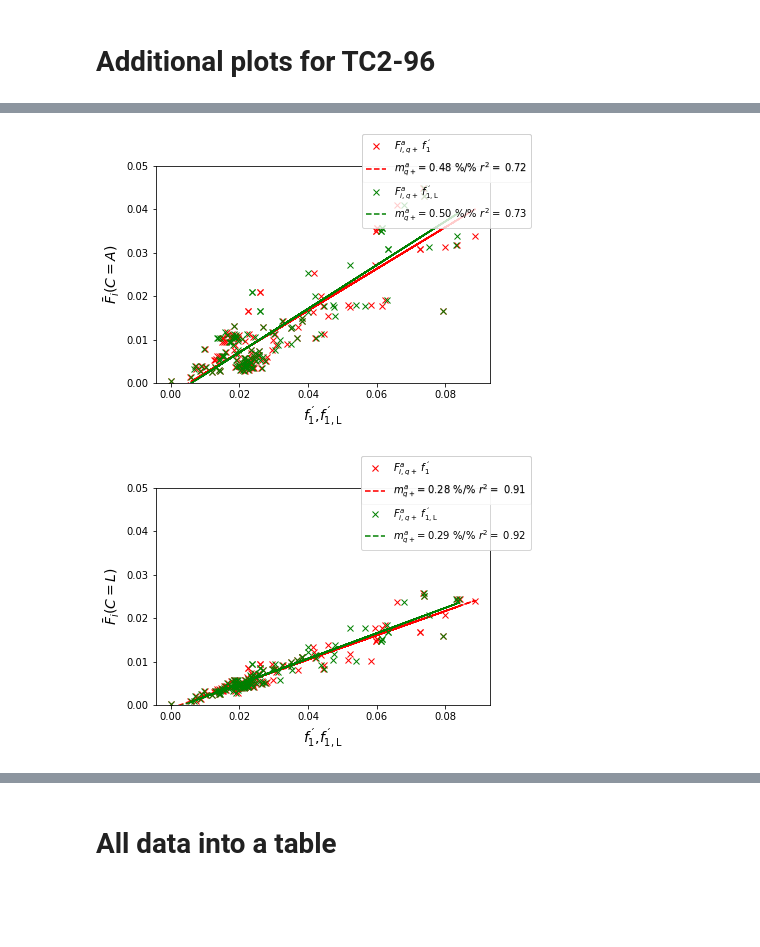
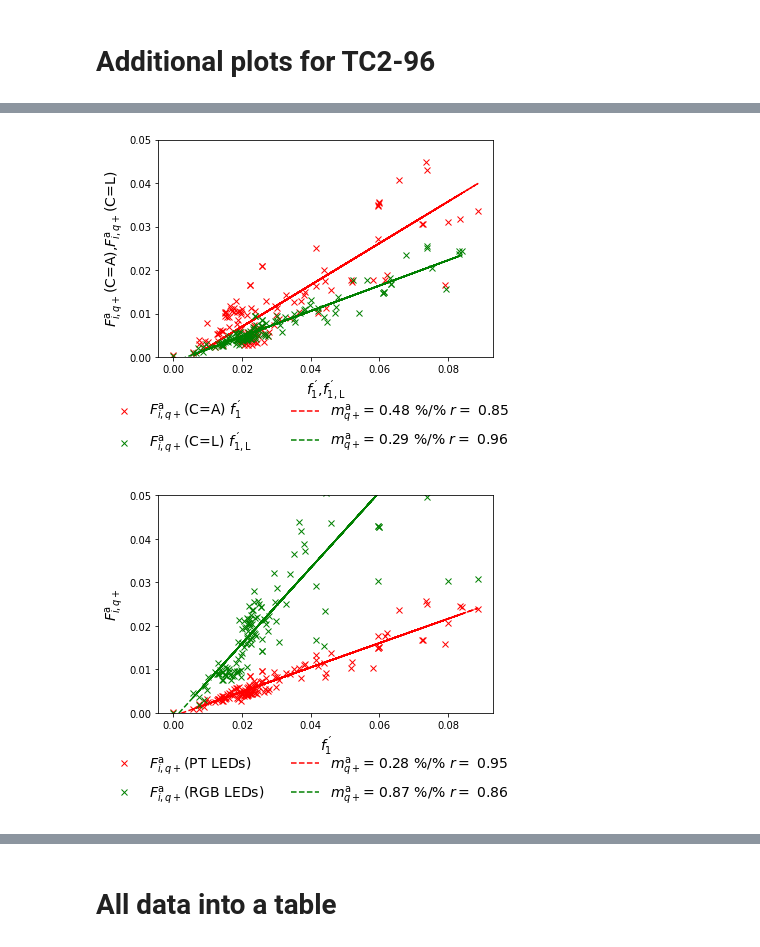
Before and after one commit to empir19nrm02/empir19nrm02, a Jupyter notebook: empir19nrm02/Jupyter/f1PrimeDetectorMet.ipynb, the cells around one changed output, grey strips where cells are left out. Cells and saved outputs as stored; diff of their text form; code cells hidden in the pictures; blank space fills up the shorter version.

```diff
--- a/empir19nrm02/Jupyter/f1PrimeDetectorMet.ipynb
+++ b/empir19nrm02/Jupyter/f1PrimeDetectorMet.ipynb
@@ -330,6 +358,12 @@ spd_data = {'BB': False,
             'MONOLED':  False,
             'OSRAM_MONOLED':  False}
 
+if useCIE:
+    spd_data['CIES025_PTLED'] = True
+    spd_data['PHOTOLED'] = False
+else:
+    spd_data['CIES025_PTLED'] = False
+    spd_data['PHOTOLED'] = True
 
 spd_start_reading = True
 spd_names = ''
@@ -1125,0 +988,10 @@ save_fig(filename='CIES025RGBQuantilePlotsAllf1pBW1MinusA')
+# %%
+strF = r'$F_{i,q+}^{\mathrm{a}}$'
+strFMean = r'$\bar{F}_{i}^{\mathrm{a}}$'
+strFSigma = r'$F^{\mathrm{\sigma}}_{i}$'
+SMCFPlot( f1pA, SMCF, strf1p, strF, ylabel2=strFSigma, quantil_ind=True, eins_minus=True, legend_col=2,  bbox_to_anchor=bboxStd, strCalib=strCA)
+
+if spd_data['CIES025_PTLED']:
+    save_fig(filename='CIES025QuantilePlots1MinusA')
+else:
+    save_fig(filename='PhotoLEDQuantilePlots1MinusA')
@@ -1169,3 +1221,16 @@ def SMCFPlot2(x_data, y_data, xlabel, ylabel, quantil_ind=False, fig=None, ax1=N
 #temp_Dataf1pLED_A=SMCFPlotCalc(f1pLED, SMCF, eins_minus=True, r_sq_calc=True)
 #temp_Dataf1pA_LED=SMCFPlotCalc(f1pA, SMCFLED, eins_minus=True, r_sq_calc=True)
 #temp_Dataf1pLED_LED=SMCFPlotCalc(f1pLED, SMCFLED, eins_minus=True, r_sq_calc=True)
+# %%
+bboxStd2 = (0.0, -0.2, 0.95, 0.2)
+
+strFA = strF + '(' + strCA + ')'
+strFL = strF + '(' + strCL + ')'
+fig, ax1 = pyplot.subplots()
+SMCFPlot2( f1pA, SMCF, strf1p, strFA, quantil_ind=True, fig=fig, ax1=ax1, strCalib = strCA, bbox_to_anchor=bboxStd2  )
+SMCFPlot2( f1pLED, SMCF, strf1pLED, strFA, quantil_ind=True, fig=fig, ax1=ax1, secondPlot = True, strCalib = strCA, bbox_to_anchor=bboxStd2)
+
+if spd_data['CIES025_PTLED']:
+    save_fig(filename='CIES025Plot2_f1pA_A')
+else:
+    save_fig(filename='PhotoLEDPlot2_f1pA_A')
@@ -1172,26 +1251,23 @@ def SMCFPlot2(x_data, y_data, xlabel, ylabel, quantil_ind=False, fig=None, ax1=N
 # %%
 fig, ax1 = pyplot.subplots()
-SMCFPlot2( f1pA, SMCF, strf1p, r'$\bar{F}_{i}(' + strCA + ')$', \
-              quantil_ind=True, fig=fig, ax1=ax1)
-SMCFPlot2( f1pLED, SMCF, strf1pLED, r'$\bar{F}_{i}(' + strCA + ')$', \
-              quantil_ind=True, fig=fig, ax1=ax1, secondPlot = True  )
+SMCFPlot2( f1pA, SMCF, strf1p, strFA, quantil_ind=True, fig=fig, ax1=ax1, strCalib=None, bbox_to_anchor=bboxStd2  )
+SMCFPlot2( f1pLED, SMCFLED, strf1pLED, strFL,  quantil_ind=True, fig=fig, ax1=ax1, secondPlot = True, secondYLabel=True, strCalib=None, bbox_to_anchor=bboxStd2  )
 
 if spd_data['CIES025_PTLED']:
-    save_fig(filename='CIES025Plot2_f1pA_A')
+    save_fig(filename='CIES025Plot2_f1pA_Mix')
 else:
-    save_fig(filename='PhotoLEDPlot2_f1pA_A')
+    save_fig(filename='PhotoLEDPlot2_f1pA_Mix')
 # %% [output]
-[figure, old version]
+[figure, new version]
 # %%
 fig, ax1 = pyplot.subplots()
-SMCFPlot2( f1pA, SMCFLED, strf1p, r'$\bar{F}_{i}(' + strCL + ')$', \
-              quantil_ind=True, fig=fig, ax1=ax1)
-SMCFPlot2( f1pLED, SMCFLED, strf1pLED, r'$\bar{F}_{i}(' + strCL + ')$', \
-              quantil_ind=True, fig=fig, ax1=ax1, secondPlot = True  )
+strFPT = strF + '(PT LEDs)'
+strFRGB = strF + '(RGB LEDs)'
+SMCFPlot2( f1pA, SMCFLED, '', strFPT, quantil_ind=True, fig=fig, ax1=ax1, strCalib=None, bbox_to_anchor=bboxStd2  )
+SMCFPlot2( f1pA, SMCFLED_RGB, '', strFRGB,  quantil_ind=True, fig=fig, ax1=ax1, secondPlot = True, secondYLabel=False, strCalib=None, bbox_to_anchor=bboxStd2  )
+ax1.set_xlabel(strf1p)
+ax1.set_ylabel(strF)
 
-if spd_data['CIES025_PTLED']:
-    save_fig(filename='CIES025Plot2_f1pA_L')
-else:
-    save_fig(filename='PhotoLEDPlot2_f1pA_L')
+save_fig(filename='CIES025Plot2_f1pA_Mix_RGB')
 # %% [output]
-[figure, old version]
+[figure, new version]
```
Also changed, not shown: parts of 108 cells of this notebook, 22 other files.
